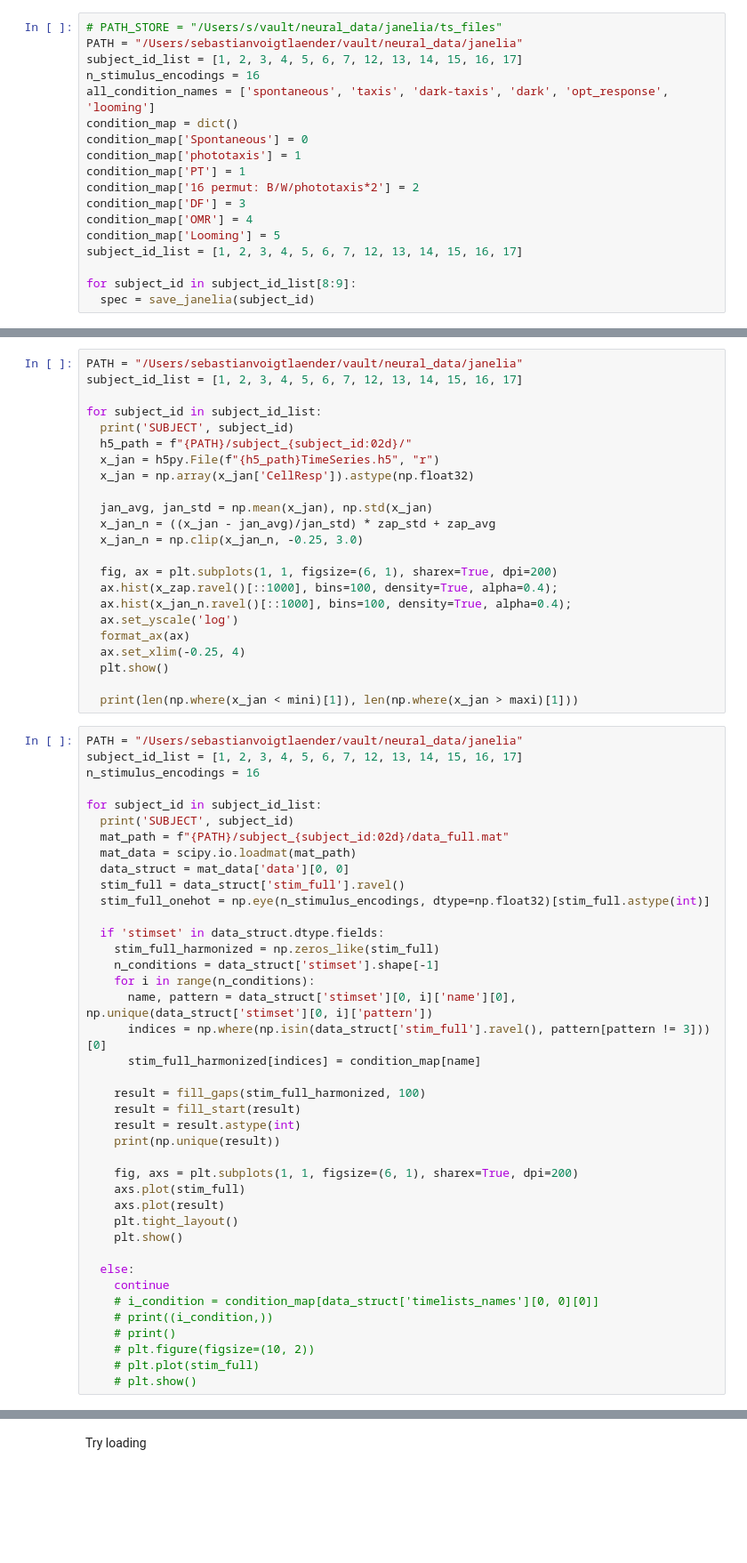
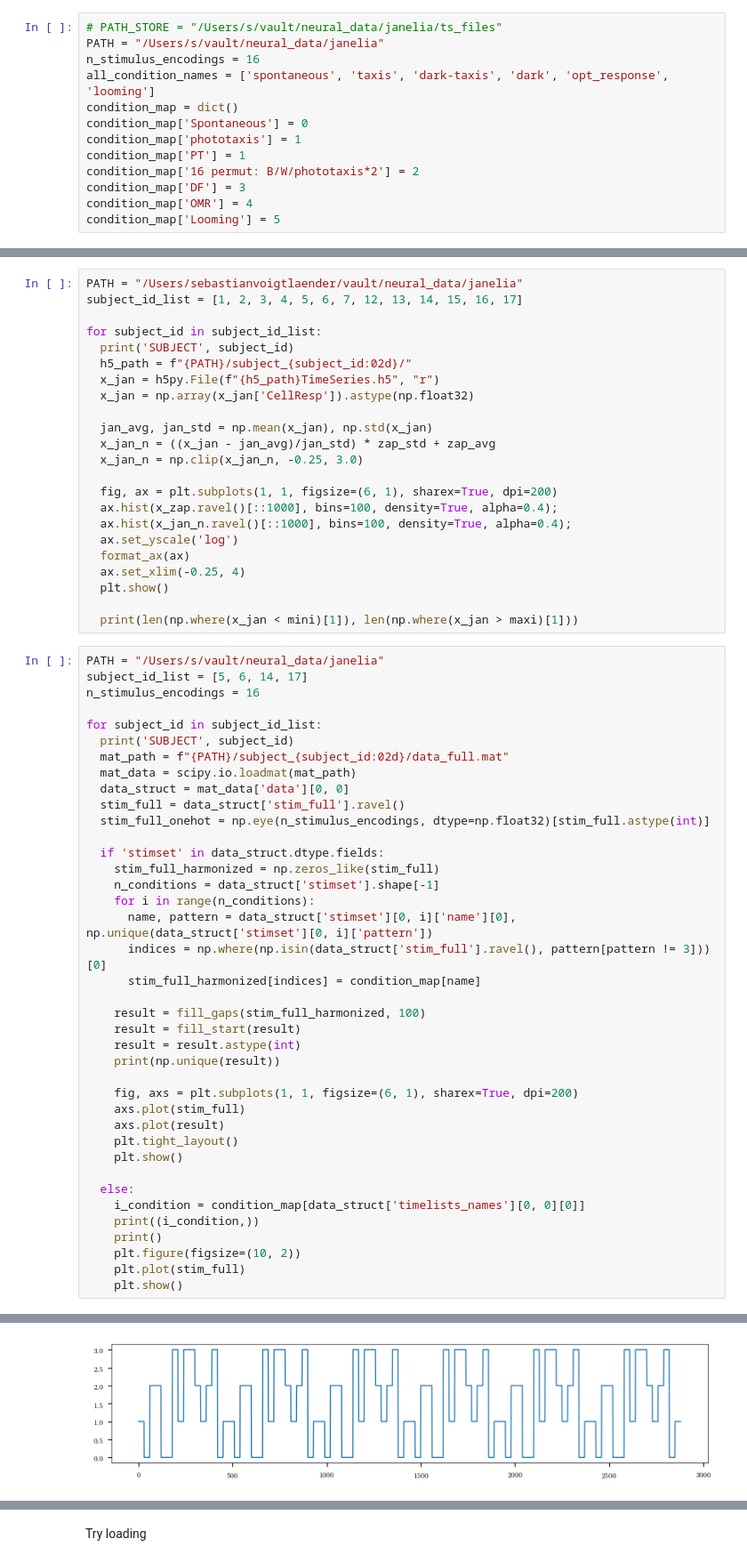
Before and after one commit to sebvoigtlaender/zapbench, a Jupyter notebook: nbs/3.0-harmonise-dataset.ipynb, the cells around one changed output, grey strips where cells are left out. Shown: that part at 89% size. Saved outputs shown, nothing was run; the diff lists cells and outputs as text; blank space fills up the shorter version.

Commit message:
adjust pipeline with janelia training and inference

```diff
--- a/nbs/3.0-harmonise-dataset.ipynb
+++ b/nbs/3.0-harmonise-dataset.ipynb
@@ -216,8 +216,7 @@ def get_spec(subject_id: int, condition_intervals, condition_names, conditions_t
   return spec
 # %%
 # PATH_STORE = "/Users/s/vault/neural_data/janelia/ts_files"
-PATH = "/Users/sebastianvoigtlaender/vault/neural_data/janelia"
-subject_id_list = [1, 2, 3, 4, 5, 6, 7, 12, 13, 14, 15, 16, 17]
+PATH = "/Users/s/vault/neural_data/janelia"
 n_stimulus_encodings = 16
 all_condition_names = ['spontaneous', 'taxis', 'dark-taxis', 'dark', 'opt_response', 'looming']
 condition_map = dict()
@@ -228,7 +227,3 @@ condition_map['16 permut: B/W/phototaxis*2'] = 2
 condition_map['DF'] = 3
 condition_map['OMR'] = 4
 condition_map['Looming'] = 5
-subject_id_list = [1, 2, 3, 4, 5, 6, 7, 12, 13, 14, 15, 16, 17]
-
-for subject_id in subject_id_list[8:9]:
-  spec = save_janelia(subject_id)
@@ -258,8 +251,8 @@ for subject_id in subject_id_list:
 
   print(len(np.where(x_jan < mini)[1]), len(np.where(x_jan > maxi)[1]))
 # %%
-PATH = "/Users/sebastianvoigtlaender/vault/neural_data/janelia"
-subject_id_list = [1, 2, 3, 4, 5, 6, 7, 12, 13, 14, 15, 16, 17]
+PATH = "/Users/s/vault/neural_data/janelia"
+subject_id_list = [5, 6, 14, 17]
 n_stimulus_encodings = 16
 
 for subject_id in subject_id_list:
@@ -290,10 +283,10 @@ for subject_id in subject_id_list:
     plt.show()
 
   else:
-    continue
-    # i_condition = condition_map[data_struct['timelists_names'][0, 0][0]]
-    # print((i_condition,))
-    # print()
-    # plt.figure(figsize=(10, 2))
-    # plt.plot(stim_full)
-    # plt.show()
+    i_condition = condition_map[data_struct['timelists_names'][0, 0][0]]
+    print((i_condition,))
+    print()
+    plt.figure(figsize=(10, 2))
+    plt.plot(stim_full)
+    plt.show()
+# %% [output]
@@ -299,0 +295 @@ for subject_id in subject_id_list:
+[figure, added]
```
Also changed, not shown: parts of 2 cells of this notebook, 24 other files.
